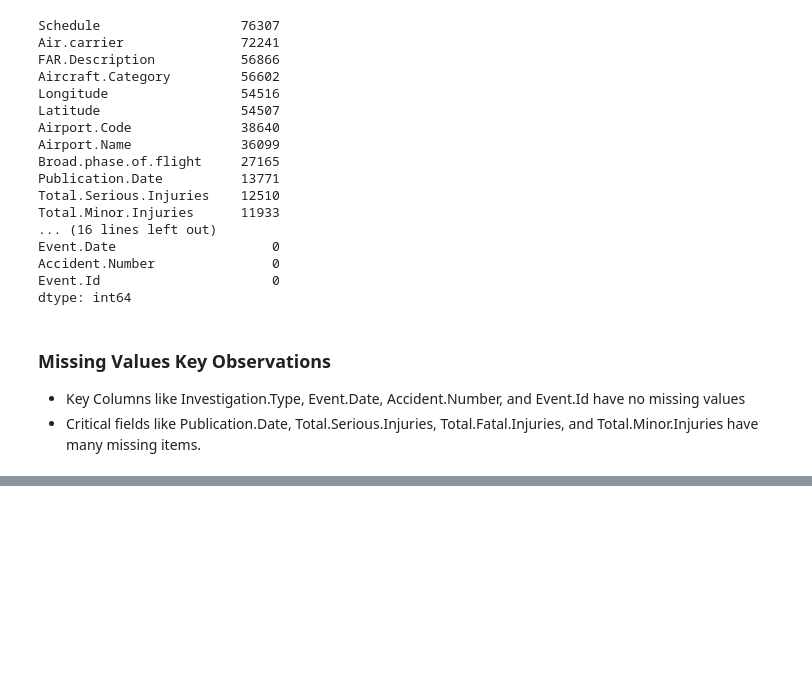
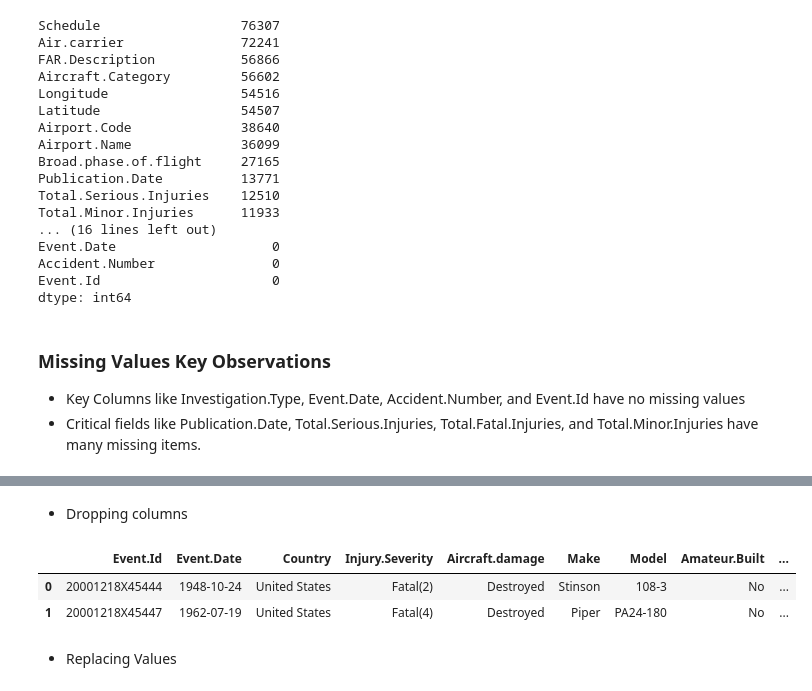
Before and after one commit to KaiFa254/Aviation-Accidents-Analysis-School-Project, a Jupyter notebook: Aviation_risk_analysis_notebook.ipynb, the cells around one changed output, grey strips where cells are left out. Saved outputs shown, nothing was run; the diff lists cells and outputs as text; code cells hidden in the pictures; blank space fills up the shorter version.

```diff
--- a/Aviation_risk_analysis_notebook.ipynb
+++ b/Aviation_risk_analysis_notebook.ipynb
@@ -143,0 +168,17 @@ dtype: int64
+# %% [markdown]
+- Dropping columns
+# %%
+#we drop columns with more that 50% missing entries and irrevant columns as earlier picked and as per above analysis
+
+cols_to_drop=["Schedule","Air.carrier","FAR.Description","Aircraft.Category","Longitude","Latitude"] #missing many values
+irrelevant_cols=['Accident.Number', 'Location','Airport.Code', 'Airport.Name', 'Investigation.Type', 'Schedule',
+                 'Purpose.of.flight','Registration.Number','Publication.Date','Report.Status']        #irrelevant columns to our questions
+full_cols_to_drop = cols_to_drop+irrelevant_cols
+clean_df = df.drop(columns=full_cols_to_drop) #we craete a new dataframe for cleaned data
+clean_df.head(2)
+# %% [output]
+|  | Event.Id | Event.Date | Country | Injury.Severity | Aircraft.damage | Make | Model | Amateur.Built | ... |
+| 0 | 20001218X45444 | 1948-10-24 | United States | Fatal(2) | Destroyed | Stinson | 108-3 | No | ... |
+| 1 | 20001218X45447 | 1962-07-19 | United States | Fatal(4) | Destroyed | Piper | PA24-180 | No | ... |
+# %% [markdown]
+- Replacing Values
```
Also changed, not shown: parts of 14 cells of this notebook.
